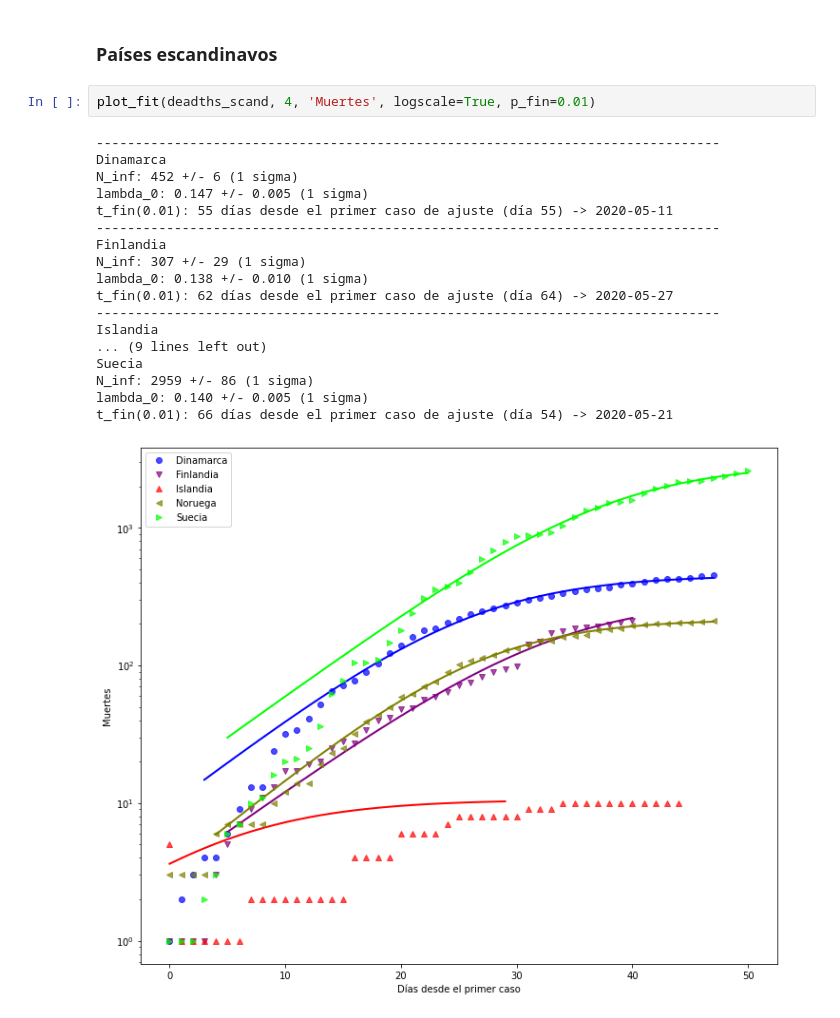
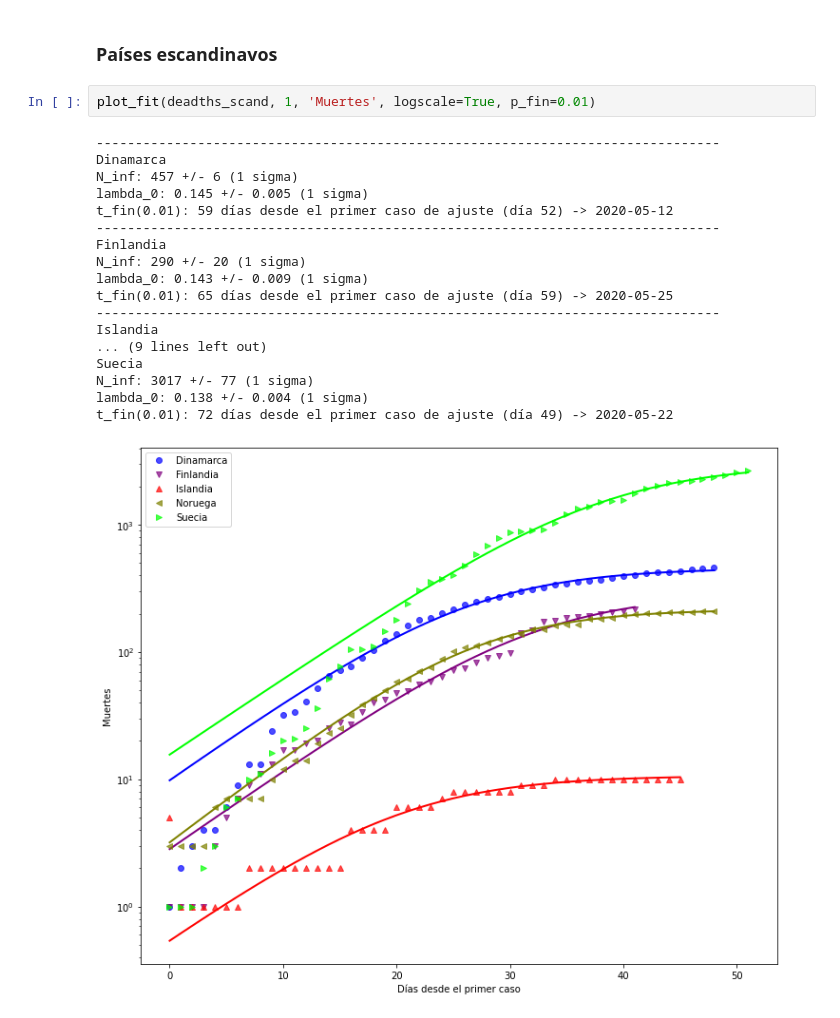
Before and after one commit to manuxch/logistic-covid19, a Jupyter notebook: Logistic_model_COVID-19.ipynb, the cells around one changed output. Saved outputs shown, nothing was run; the diff lists cells and outputs as text.

Commit message:
Actualización diaria de visualizaciones, ajustes y registros

```diff
--- a/Logistic_model_COVID-19.ipynb
+++ b/Logistic_model_COVID-19.ipynb
@@ -299,26 +299,26 @@ t_fin(0.01): 88 días desde el primer caso de ajuste (día 57) -> 2020-06-15
 # %% [markdown]
 ### Países escandinavos
 # %%
-plot_fit(deadths_scand, 4, 'Muertes', logscale=True, p_fin=0.01)
+plot_fit(deadths_scand, 1, 'Muertes', logscale=True, p_fin=0.01)
 # %% [output]
 --------------------------------------------------------------------------------
 Dinamarca
-N_inf: 452 +/- 6 (1 sigma)
-lambda_0: 0.147 +/- 0.005 (1 sigma)
-t_fin(0.01): 55 días desde el primer caso de ajuste (día 55) -> 2020-05-11
+N_inf: 457 +/- 6 (1 sigma)
+lambda_0: 0.145 +/- 0.005 (1 sigma)
+t_fin(0.01): 59 días desde el primer caso de ajuste (día 52) -> 2020-05-12
 --------------------------------------------------------------------------------
 Finlandia
-N_inf: 307 +/- 29 (1 sigma)
-lambda_0: 0.138 +/- 0.010 (1 sigma)
-t_fin(0.01): 62 días desde el primer caso de ajuste (día 64) -> 2020-05-27
+N_inf: 290 +/- 20 (1 sigma)
+lambda_0: 0.143 +/- 0.009 (1 sigma)
+t_fin(0.01): 65 días desde el primer caso de ajuste (día 59) -> 2020-05-25
 --------------------------------------------------------------------------------
 Islandia
 ... (9 lines left out)
 Suecia
-N_inf: 2959 +/- 86 (1 sigma)
-lambda_0: 0.140 +/- 0.005 (1 sigma)
-t_fin(0.01): 66 días desde el primer caso de ajuste (día 54) -> 2020-05-21
+N_inf: 3017 +/- 77 (1 sigma)
+lambda_0: 0.138 +/- 0.004 (1 sigma)
+t_fin(0.01): 72 días desde el primer caso de ajuste (día 49) -> 2020-05-22
-[figure, old version]
+[figure, new version]
 # %% [markdown]
 ## Registro diario de predicciones para países latinoamericanos
 
```
Also changed, not shown: parts of 8 cells of this notebook.
